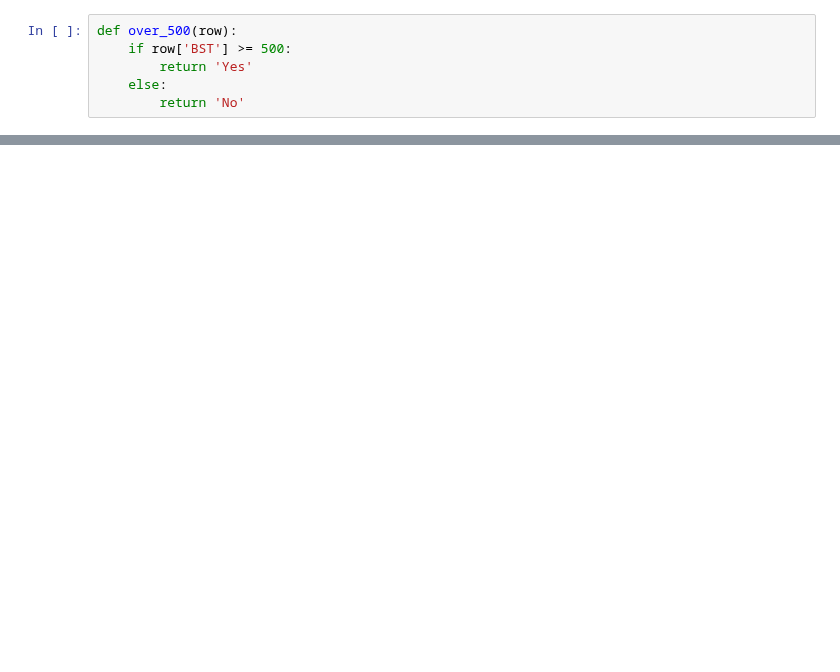
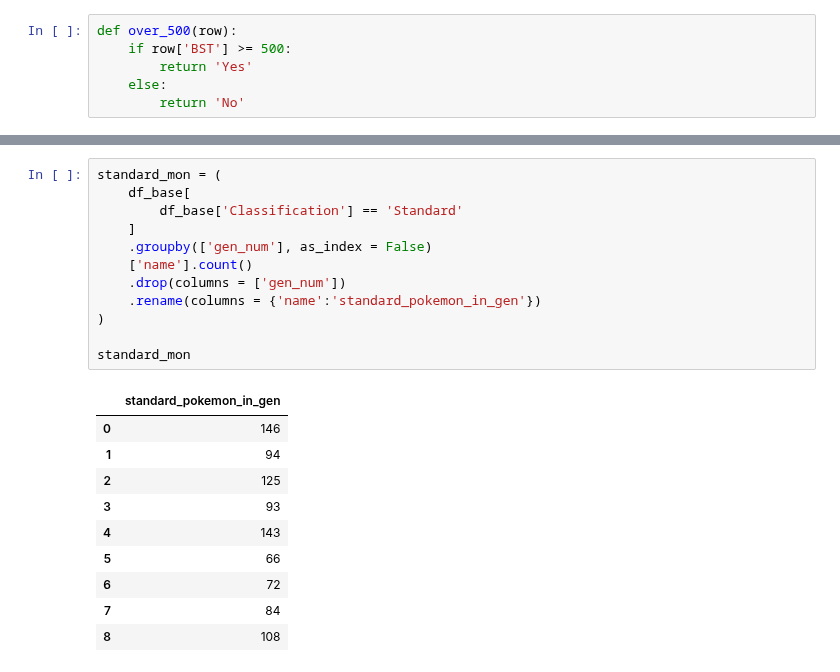
Before and after one commit to AEG-1309/me204-final-project, a Jupyter notebook: notebooks/NB03-Data-Analysis.ipynb, the cells around one changed output, grey strips where cells are left out. Cells and saved outputs as stored; diff of their text form; blank space fills up the shorter version.

```diff
--- a/notebooks/NB03-Data-Analysis.ipynb
+++ b/notebooks/NB03-Data-Analysis.ipynb
@@ -1194,0 +1245,23 @@ df_base
+# %%
+standard_mon = (
+    df_base[
+        df_base['Classification'] == 'Standard'
+    ]
+    .groupby(['gen_num'], as_index = False)
+    ['name'].count()
+    .drop(columns = ['gen_num'])
+    .rename(columns = {'name':'standard_pokemon_in_gen'})
+)
+
+standard_mon
+# %% [output]
+|  | standard_pokemon_in_gen |
+| 0 | 146 |
+| 1 | 94 |
+| 2 | 125 |
+| 3 | 93 |
+| 4 | 143 |
+| 5 | 66 |
+| 6 | 72 |
+| 7 | 84 |
+| 8 | 108 |
```
Also changed, not shown: parts of 14 cells of this notebook, 1 other file.
